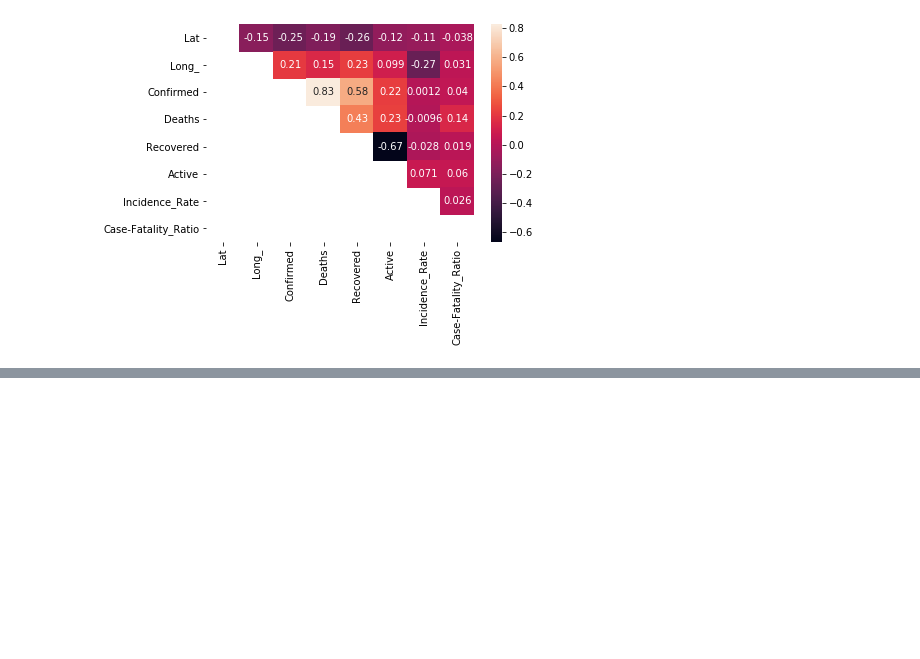
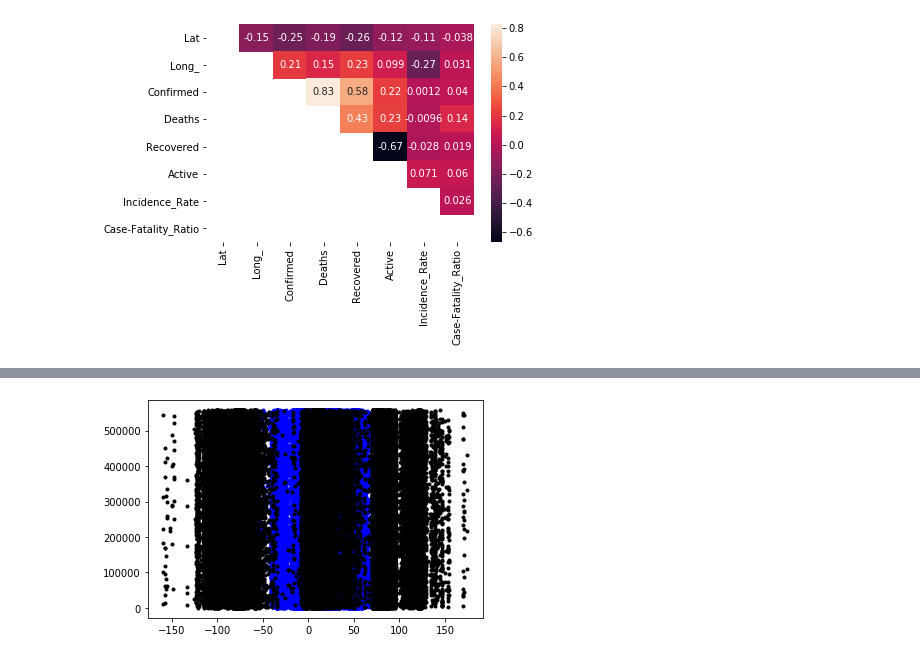
Before and after one commit to rsehmbi/covid19, a Jupyter notebook: ExploratoryDataAnalysis.ipynb, the cells around one changed output, grey strips where cells are left out. Drawn from its saved outputs; the diff is of its cells as text; code cells hidden in the pictures; blank space fills up the shorter version.

```diff
--- a/ExploratoryDataAnalysis.ipynb
+++ b/ExploratoryDataAnalysis.ipynb
@@ -118,0 +125,5 @@ sns.heatmap(ProcessedLocationsCorrelation, annot=True, mask=ProcessedLocationsma
+# %%
+plt.plot(IndividualCases["latitude"],IndividualCases.index, '.', color='blue');
+plt.plot(IndividualCases["longitude"],IndividualCases.index, '.', color='black');
+# %% [output]
+[figure, added]
```
Also changed, not shown: parts of 6 cells of this notebook.
